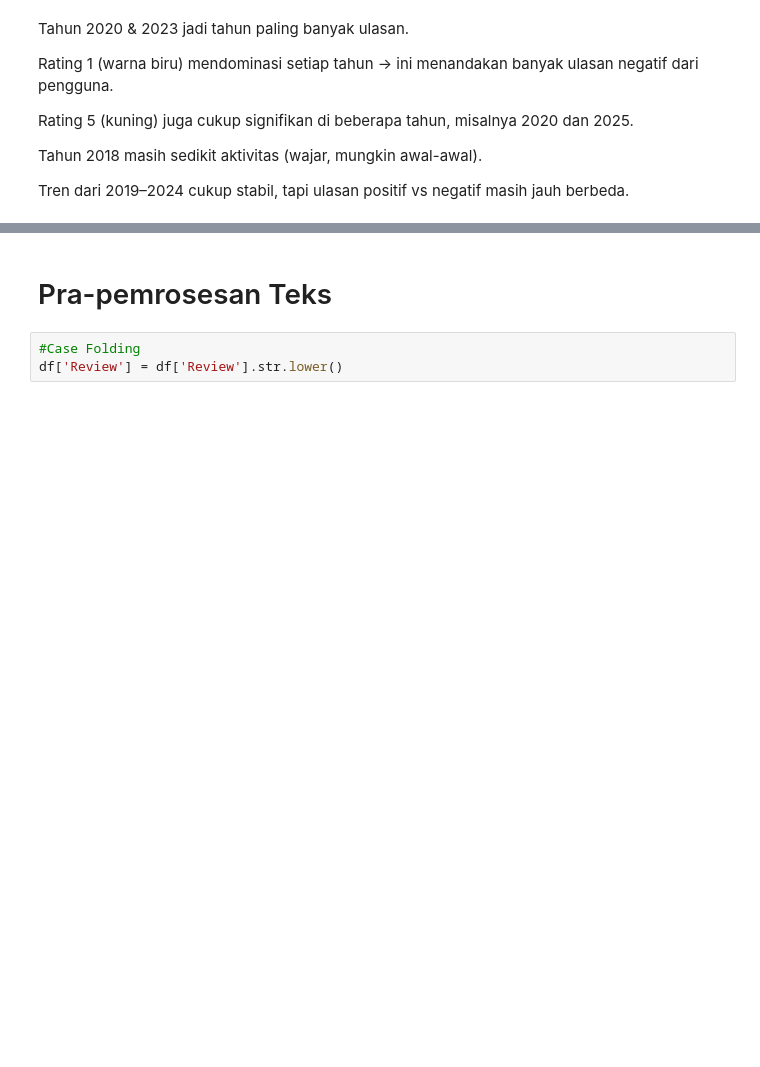
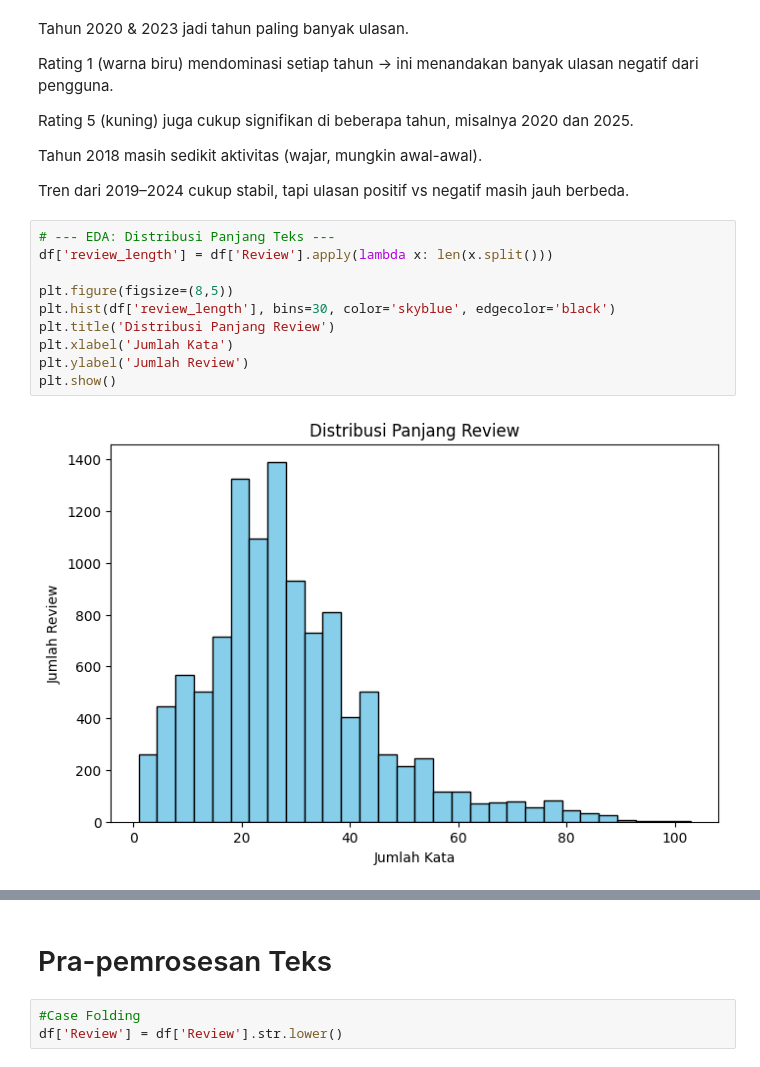
Before and after one commit to Robbysaidiii/Scraping_RobbySaidi_mc211d5y2136, a Jupyter notebook: pelatihan_model_.ipynb, the cells around one changed output, grey strips where cells are left out. Drawn from its saved outputs; the diff is of its cells as text; blank space fills up the shorter version.

```diff
--- a/pelatihan_model_.ipynb
+++ b/pelatihan_model_.ipynb
@@ -197,3 +261,15 @@ Rating 5 (kuning) juga cukup signifikan di beberapa tahun, misalnya 2020 dan 202
 Tahun 2018 masih sedikit aktivitas (wajar, mungkin awal-awal).
 
 Tren dari 2019–2024 cukup stabil, tapi ulasan positif vs negatif masih jauh berbeda.
+# %%
+# --- EDA: Distribusi Panjang Teks ---
+df['review_length'] = df['Review'].apply(lambda x: len(x.split()))
+
+plt.figure(figsize=(8,5))
+plt.hist(df['review_length'], bins=30, color='skyblue', edgecolor='black')
+plt.title('Distribusi Panjang Review')
+plt.xlabel('Jumlah Kata')
+plt.ylabel('Jumlah Review')
+plt.show()
+# %% [output]
+[figure, added]
```
Also changed, not shown: parts of 14 cells of this notebook.
